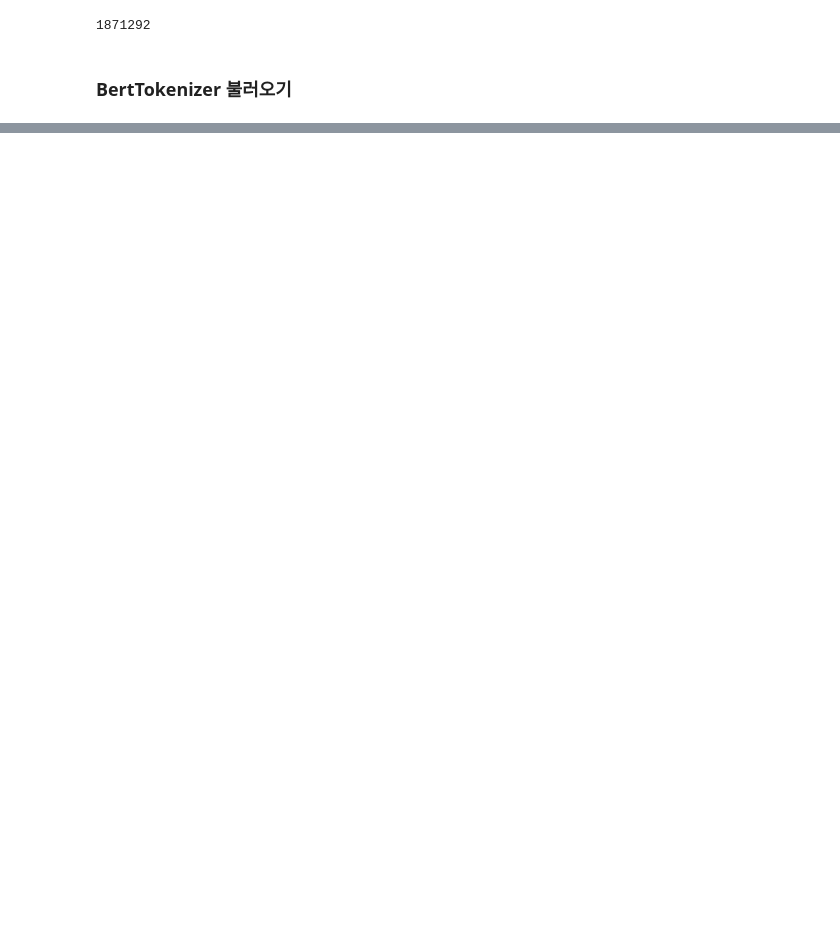
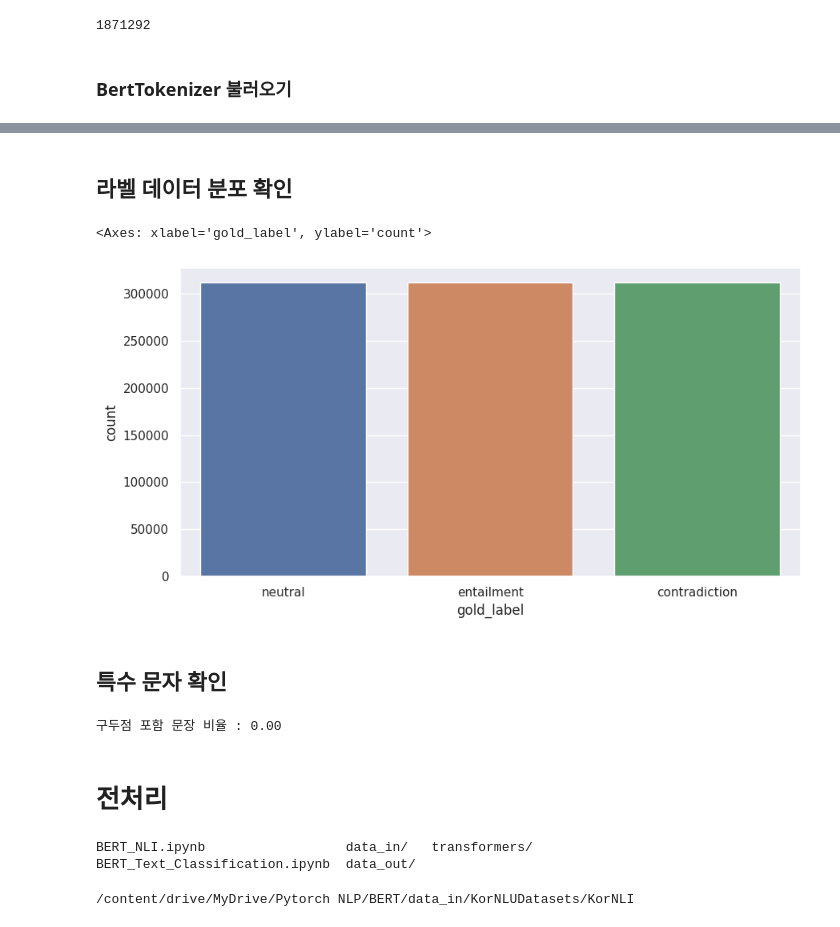
Before and after one commit to DonghaeSuh/NLP_Pytorch, a Jupyter notebook: Model/BERT/BERT_NLI.ipynb, the cells around one changed output, grey strips where cells are left out. Drawn from its saved outputs; the diff is of its cells as text; code cells hidden in the pictures; blank space fills up the shorter version.

```diff
--- a/Model/BERT/BERT_NLI.ipynb
+++ b/Model/BERT/BERT_NLI.ipynb
@@ -145,0 +229,27 @@ tokenizer=BertTokenizer('')
+# %% [markdown]
+## 라벨 데이터 분포 확인
+# %%
+import seaborn as sns
+
+sns.set(rc={'figure.figsize':(10,5)})
+sns.countplot(data=train_df,x=train_df['gold_label'])
+# %% [output]
+<Axes: xlabel='gold_label', ylabel='count'>
+[figure, added]
+# %% [markdown]
+## 특수 문자 확인
+# %%
+print('구두점 포함 문장 비율 : {:.2f}'.format(np.mean(sentences.astype(str).progress_apply(lambda x : '.' in x))))
+# %% [output]
+구두점 포함 문장 비율 : 0.00
+# %% [markdown]
+# 전처리
+# %%
+ls
+# %% [output]
+BERT_NLI.ipynb                  data_in/   transformers/
+BERT_Text_Classification.ipynb  data_out/
+# %%
+cd data_in/KorNLUDatasets/KorNLI
+# %% [output]
+/content/drive/MyDrive/Pytorch NLP/BERT/data_in/KorNLUDatasets/KorNLI
```
Also changed, not shown: parts of 38 cells of this notebook.
